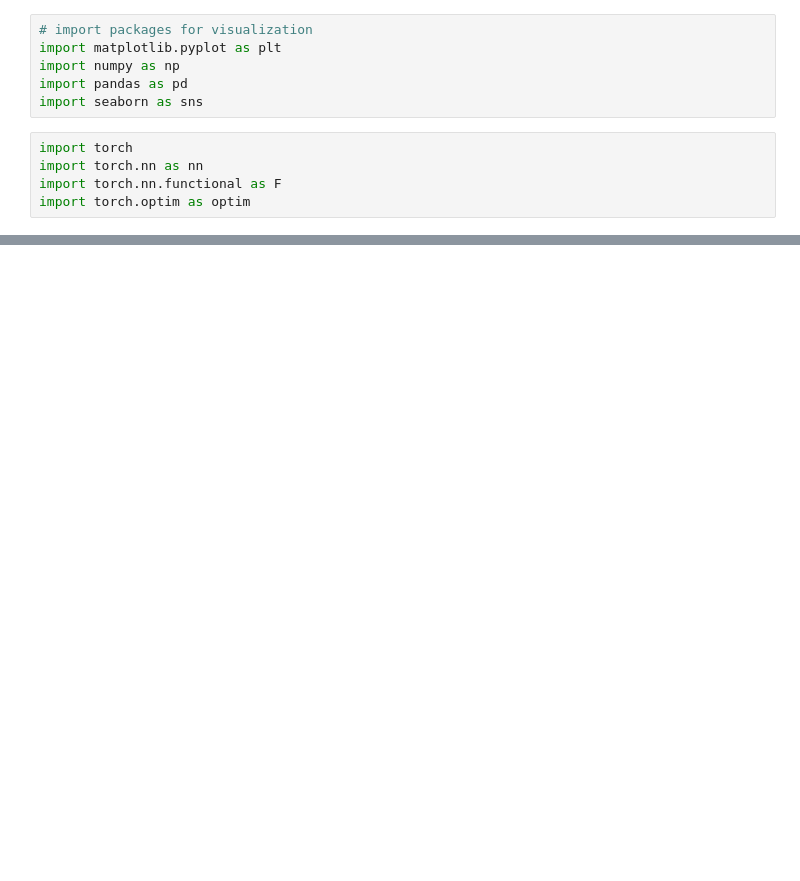
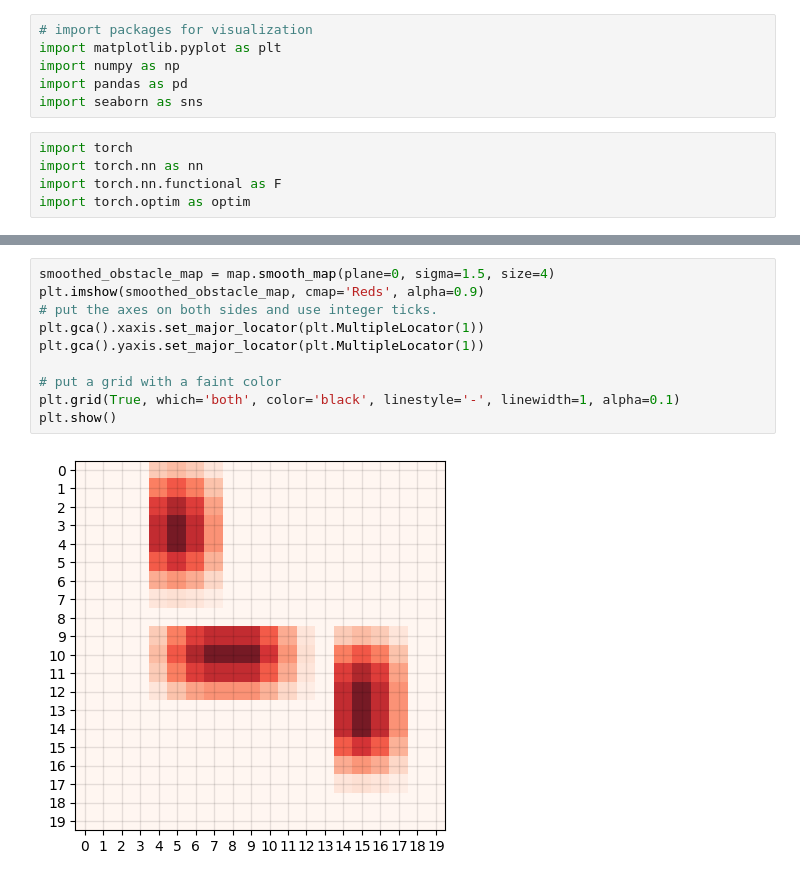
Before and after one commit to kyunghyuncho/map_plan_backprop, a Jupyter notebook: test_notebook.ipynb, the cells around one changed output, grey strips where cells are left out. Cells and saved outputs as stored; diff of their text form; blank space fills up the shorter version.

```diff
--- a/test_notebook.ipynb
+++ b/test_notebook.ipynb
@@ -93,3 +91,15 @@ tensor([[19],
+# %%
+smoothed_obstacle_map = map.smooth_map(plane=0, sigma=1.5, size=4)
+plt.imshow(smoothed_obstacle_map, cmap='Reds', alpha=0.9)
+# put the axes on both sides and use integer ticks.
+plt.gca().xaxis.set_major_locator(plt.MultipleLocator(1))
+plt.gca().yaxis.set_major_locator(plt.MultipleLocator(1))
+
+# put a grid with a faint color
+plt.grid(True, which='both', color='black', linestyle='-', linewidth=1, alpha=0.1)
+plt.show()
+# %% [output]
+[figure, added]
 # %%
 """
 compute the distance between the current `position_mask` and goal positions `goal_mask`
```
Also changed, not shown: parts of 13 cells of this notebook, 1 other file.
